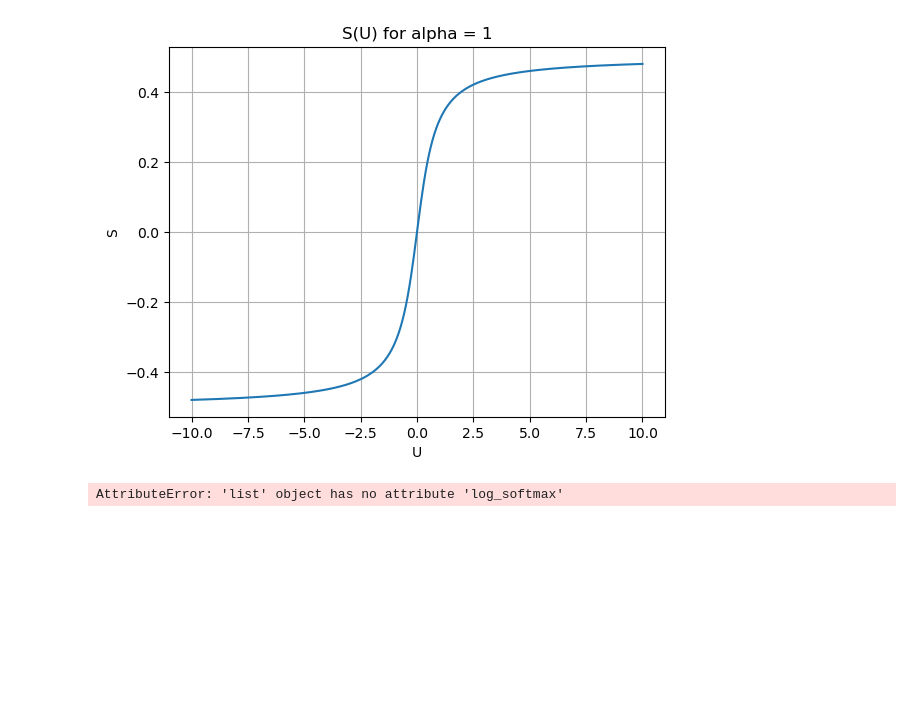
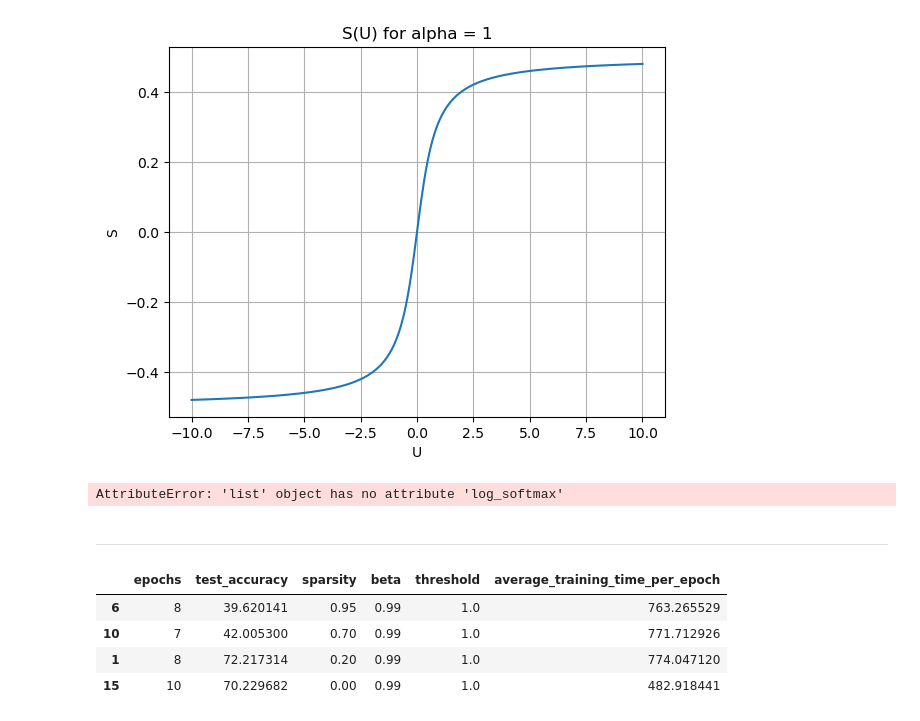
Before and after one commit to ForzaMark/whk-snn, a Jupyter notebook: heidelberg_implementation/notebook.ipynb, the cells around one changed output. Cells and saved outputs as stored; diff of their text form; code cells hidden in the pictures; blank space fills up the shorter version.

```diff
--- a/heidelberg_implementation/notebook.ipynb
+++ b/heidelberg_implementation/notebook.ipynb
@@ -762,3 +762,34 @@ log_softmax_fn = nn.LogSoftmax(dim=-1)
 log_softmax_fn(spk_out)
 # %% [output]
 AttributeError: 'list' object has no attribute 'log_softmax'
+# %% [markdown]
+---
+# %%
+from glob import glob
+import json
+import pandas as pd
+
+files = glob('./output/experiments_layer_development_investigation/*.json')
+
+all_dicts = []
+
+for file in files:
+    with open(file, "r") as f:
+        data = json.load(f)
+        all_dicts.append(data)
+
+sparsity_evaluation = pd.DataFrame(all_dicts)
+
+sparsity_evaluation["average_training_time_per_epoch"] = sparsity_evaluation["time"] / sparsity_evaluation["epochs"]
+
+sparsity_evaluation = sparsity_evaluation[(sparsity_evaluation["beta"] == 0.99) & (sparsity_evaluation["threshold"] == 1)]
+
+sparsity_evaluation = (sparsity_evaluation.sort_values("sparsity", ascending=False))[["epochs", "test_accuracy", "sparsity", "beta", "threshold", "average_training_time_per_epoch"]]
+
+sparsity_evaluation
+# %% [output]
+|  | epochs | test_accuracy | sparsity | beta | threshold | average_training_time_per_epoch |
+| 6 | 8 | 39.620141 | 0.95 | 0.99 | 1.0 | 763.265529 |
+| 10 | 7 | 42.005300 | 0.70 | 0.99 | 1.0 | 771.712926 |
+| 1 | 8 | 72.217314 | 0.20 | 0.99 | 1.0 | 774.047120 |
+| 15 | 10 | 70.229682 | 0.00 | 0.99 | 1.0 | 482.918441 |
```
Also changed, not shown: parts of 3 cells of this notebook, 5 other files.
